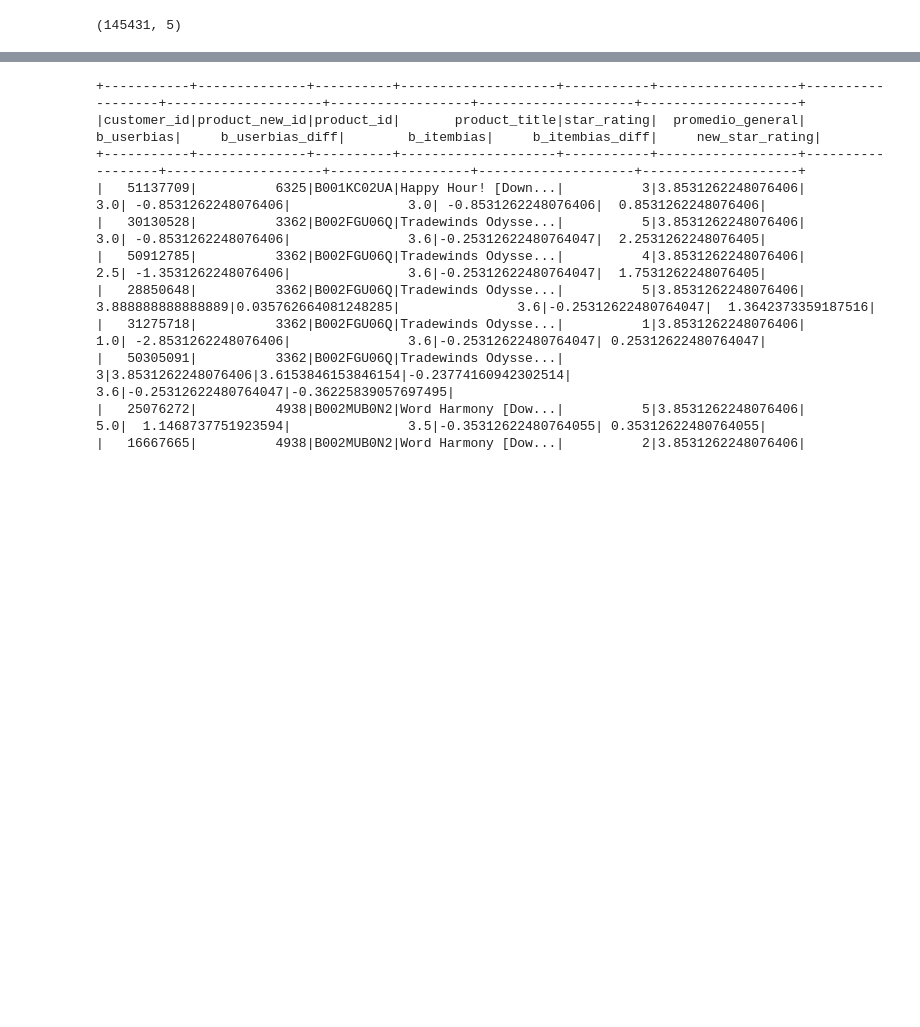
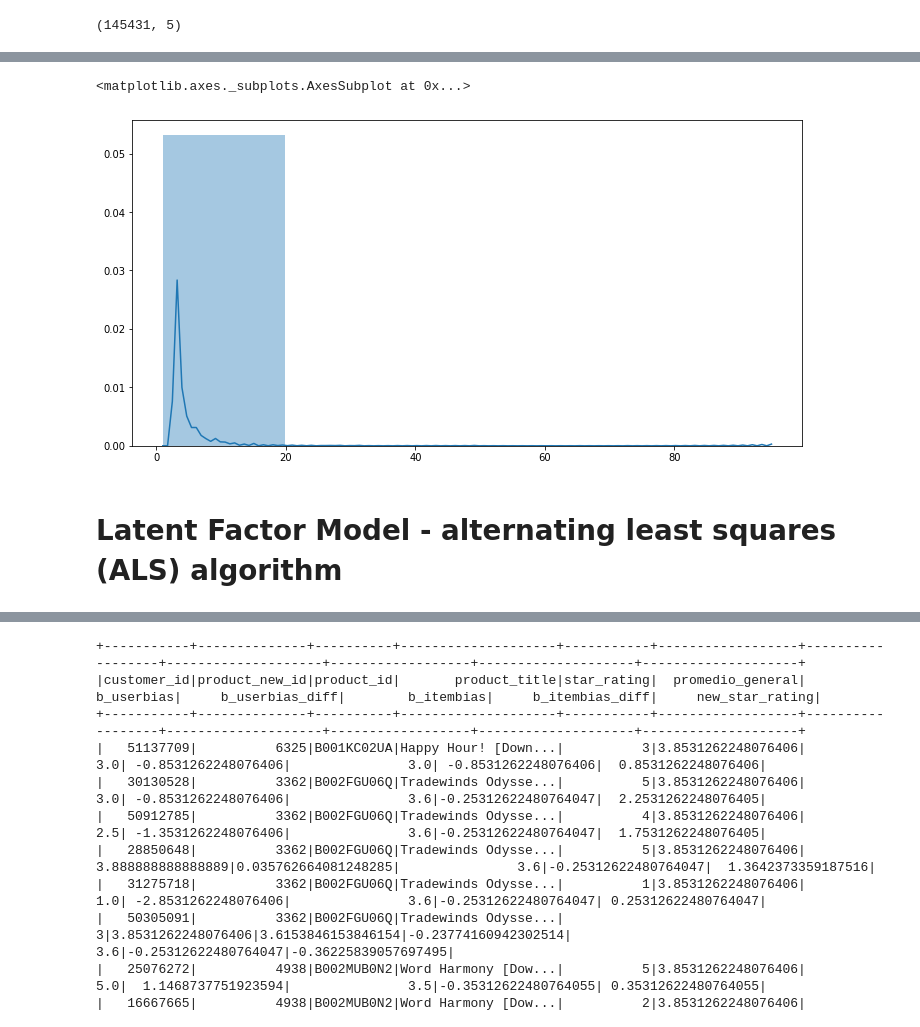
Before and after one commit to franco18/TrabajoFinal_ST1803_MINERIA, a Jupyter notebook: TrabajoFinal.ipynb, the cells around one changed output, grey strips where cells are left out. Saved outputs shown, nothing was run; the diff lists cells and outputs as text; code cells hidden in the pictures; blank space fills up the shorter version.

```diff
--- a/TrabajoFinal.ipynb
+++ b/TrabajoFinal.ipynb
@@ -239,0 +323,9 @@ print((ratings_df.count(), len(ratings_df.columns)))
+# %%
+query_user_rating_total = """
+SELECT customer_id, count(*) as reviews
+FROM desc
+GROUP BY customer_id
+ORDER BY reviews DESC
+"""
+
+print(spark.sql(query_user_rating_total).show())
@@ -240,3 +350,13 @@ print((ratings_df.count(), len(ratings_df.columns)))
+# %%
+user_rating_pd = spark.sql(query_user_rating_total).toPandas()
+
+plt.figure(figsize=(12, 6))
+sn.distplot(user_rating_pd[['reviews']],bins=5)
+# %% [output]
+<matplotlib.axes._subplots.AxesSubplot at 0x...>
+[figure, added]
+# %% [markdown]
+# Latent Factor Model - alternating least squares (ALS) algorithm
 # %%
 (training, test) = ratings_df.randomSplit([0.8, 0.2])
 training.cache()
```
Also changed, not shown: parts of 55 cells of this notebook, 1 other file.
